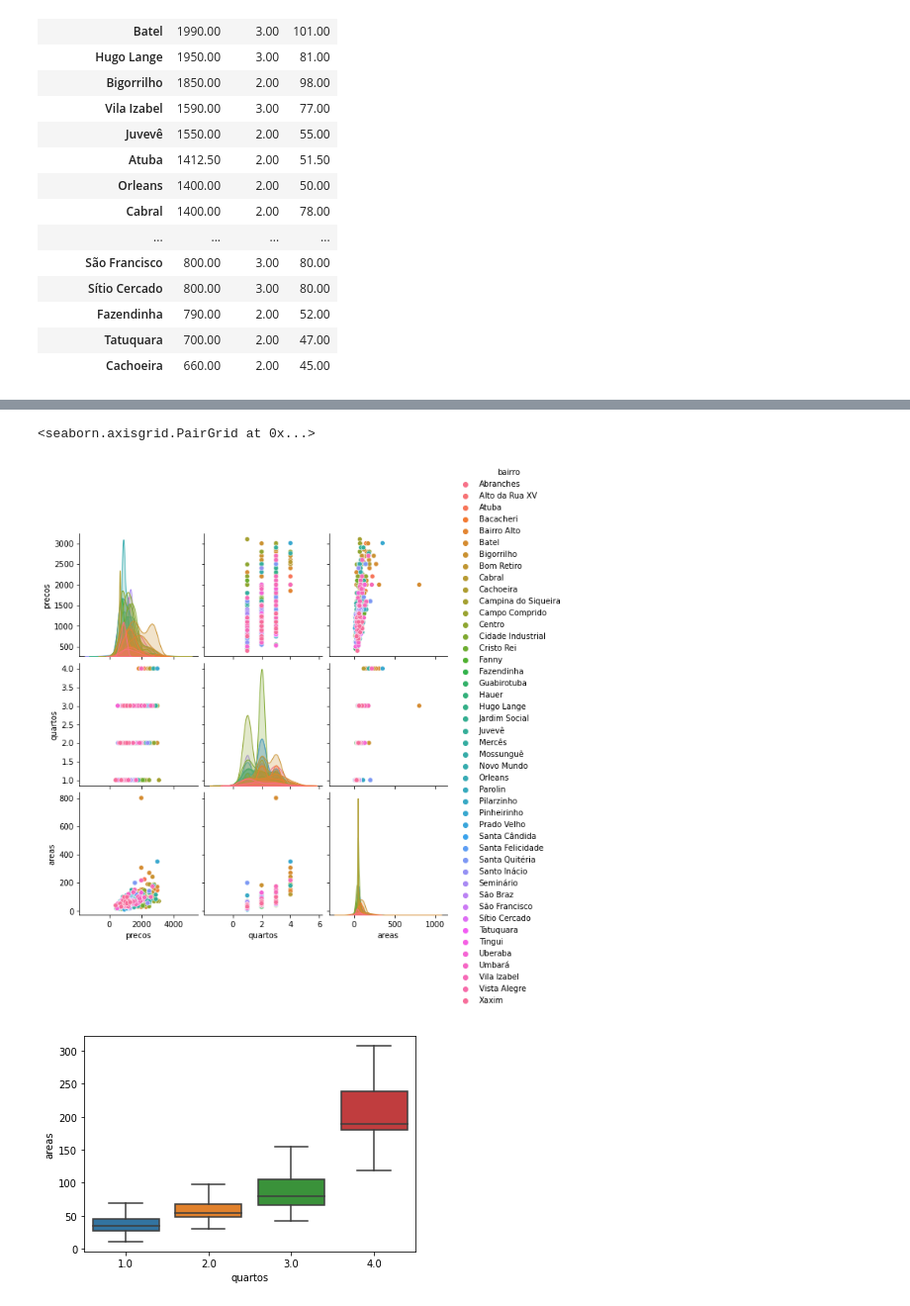
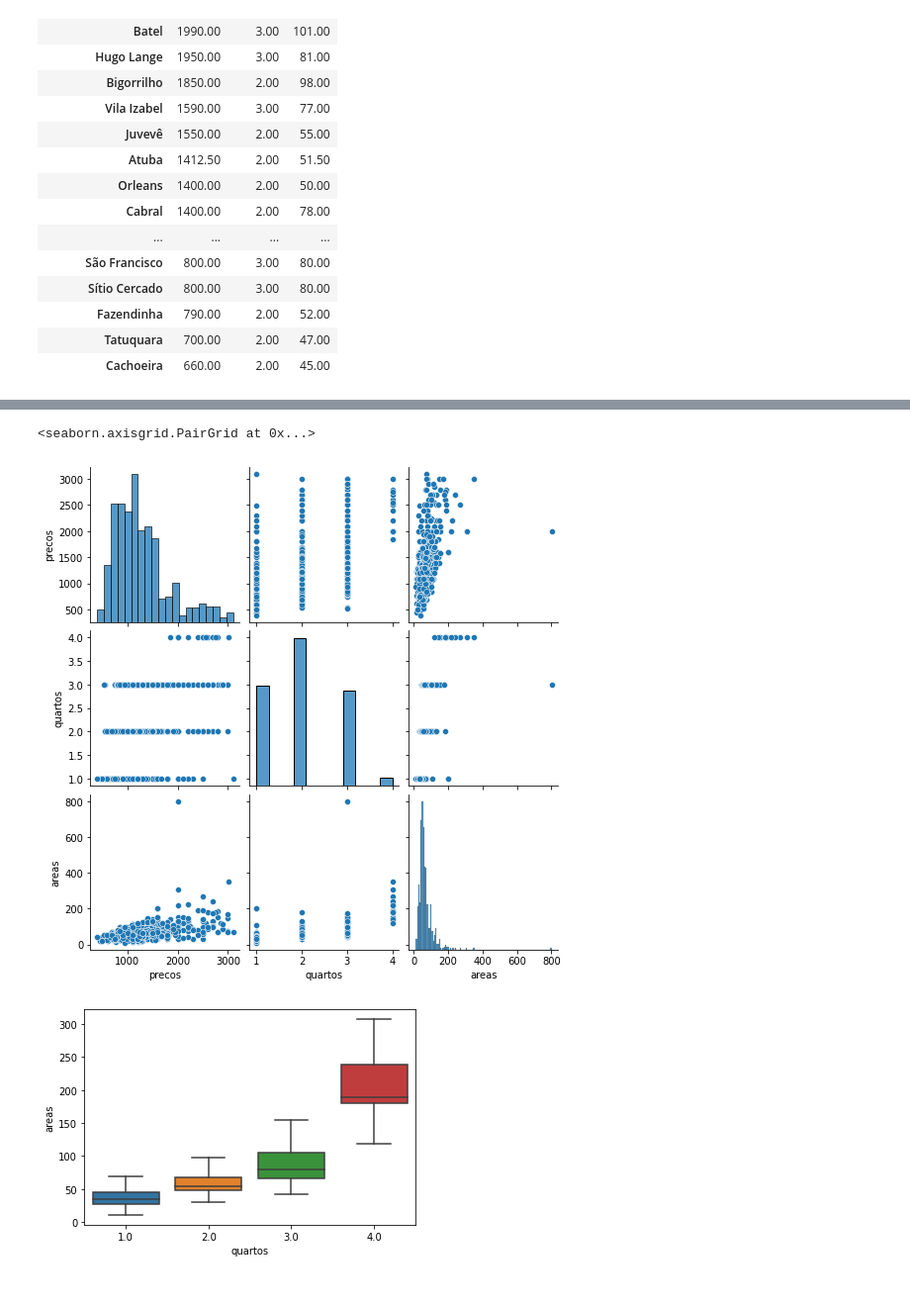
Before and after one commit to Fmarcelneves/Rental-price-analysis-and-forecast-Curitiba-PR, a Jupyter notebook: Data_exploration_Curitiba_rent.ipynb, the cells around one changed output, grey strips where cells are left out. Shown at 99% size. Saved outputs shown, nothing was run; the diff lists cells and outputs as text; code cells hidden in the pictures.

```diff
--- a/Data_exploration_Curitiba_rent.ipynb
+++ b/Data_exploration_Curitiba_rent.ipynb
@@ -115,8 +130,10 @@ da_group = da_ml.groupby(['bairro']).median().sort_values('precos', ascending=Fa
+# %%
+ sns.pairplot(da_ml)
+# %% [output]
+<seaborn.axisgrid.PairGrid at 0x...>
+[figure, added]
 # %%
-sns.pairplot(da_ml, hue='bairro')
+sns.pairplot
-# %% [output]
-<seaborn.axisgrid.PairGrid at 0x...>
-[figure, removed]
 # %%
 sns.boxplot(x="quartos", y="areas", data=da_ml, showfliers = False);
 # %% [output]
```
Also changed, not shown: parts of 25 cells of this notebook.
